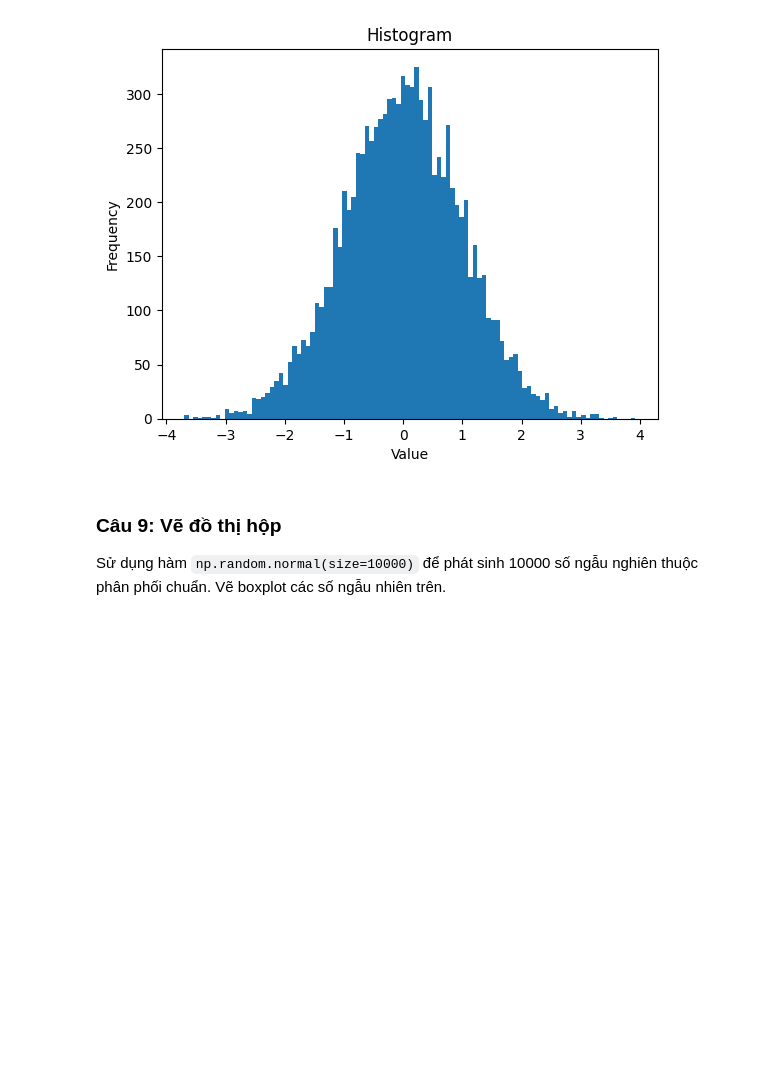
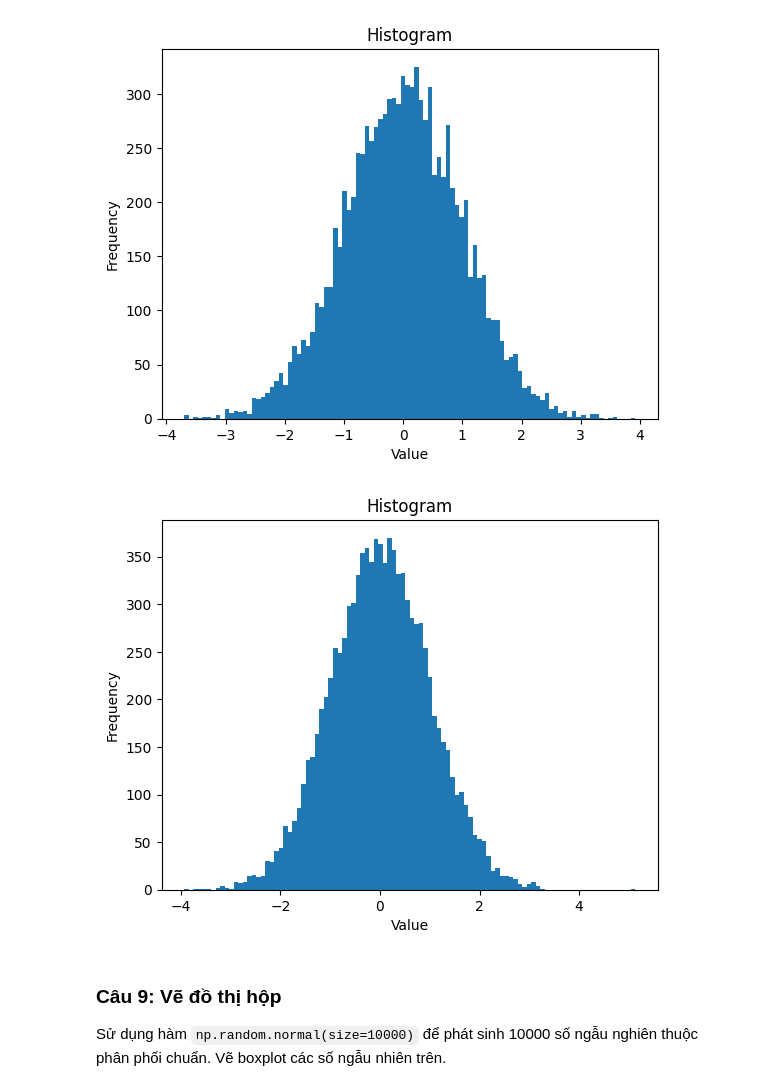
Before and after one commit to ur77ec17235/Computer-statistics_and_applications, a Jupyter notebook: week 2/tkud_lab02_ex (1).ipynb, the cells around one changed output. Drawn from its saved outputs; the diff is of its cells as text; code cells hidden in the pictures; blank space fills up the shorter version.

```diff
--- a/week 2/tkud_lab02_ex (1).ipynb
+++ b/week 2/tkud_lab02_ex (1).ipynb
@@ -316,3 +328,21 @@ Sử dụng hàm `np.random.normal(size=10000)` để phát sinh 10000 số ng
+# %%
+# YOUR CODE HERE
+
+# 10,000 random numbers from a normal distribution
+data = np.random.randn(10000)
+
+
+# plt.figure(figsize=(8, 6))
+plt.hist(data, bins=100)
+
+plt.title("Histogram")
+plt.xlabel("Value")
+plt.ylabel("Frequency")
+
+# Display the plot
+plt.show()
+# %% [output]
+[figure, added]
 # %% [markdown]
 ### Câu 9: Vẽ đồ thị hộp
 
```
Also changed, not shown: parts of 9 cells of this notebook, 4 other files.
